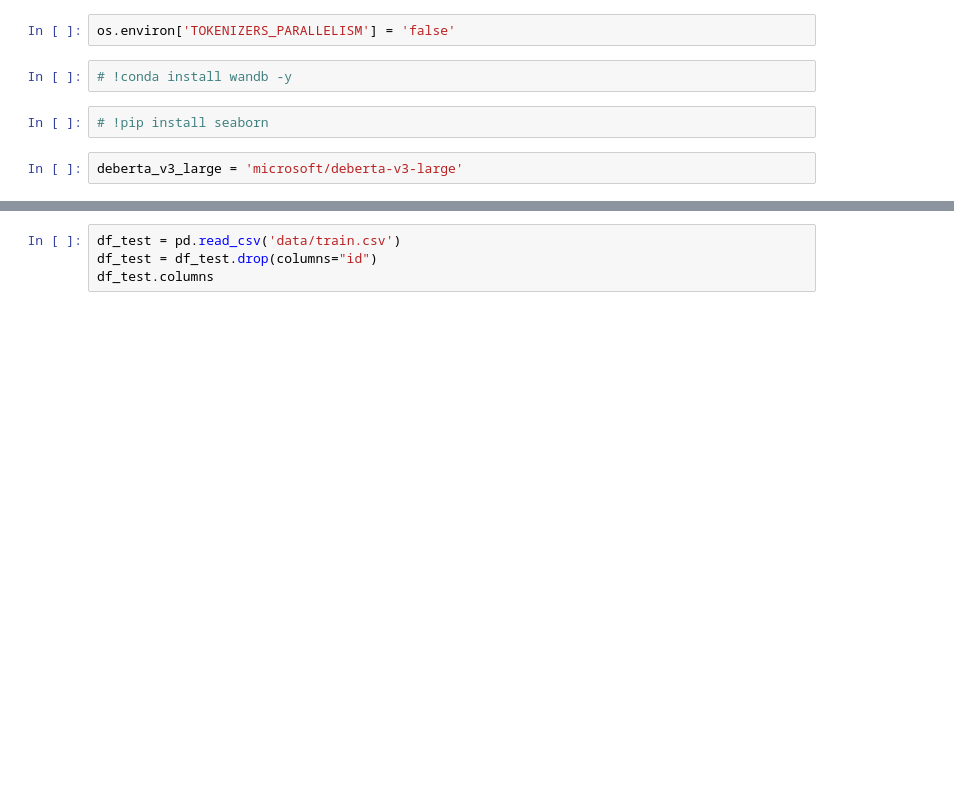
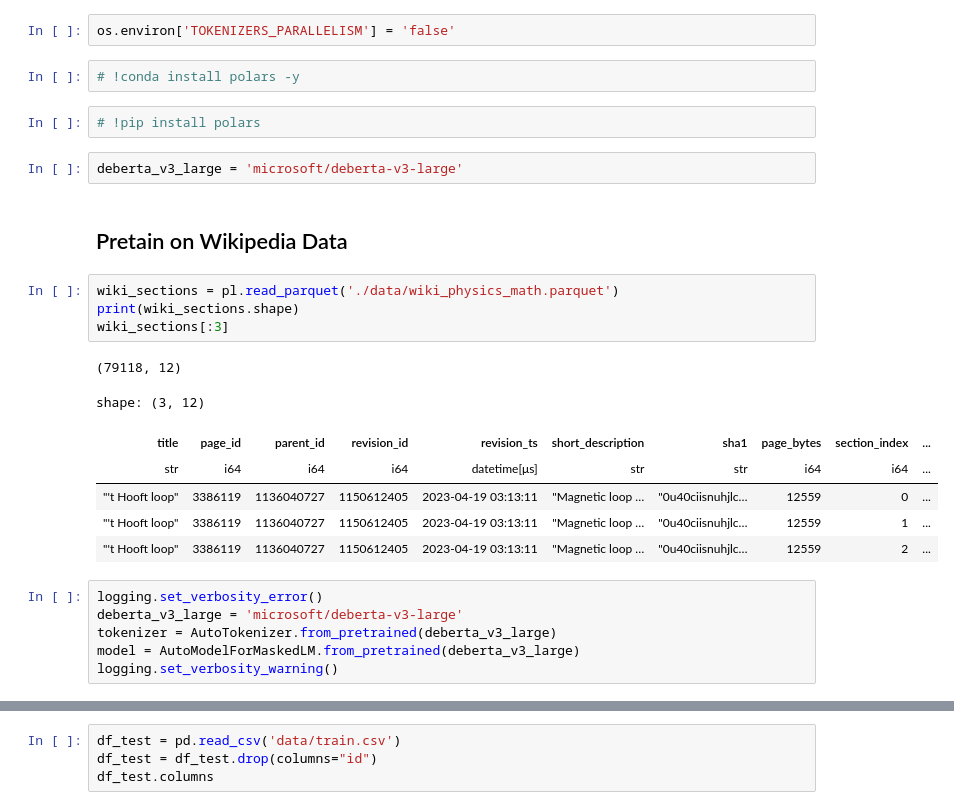
Before and after one commit to dan-tee/kaggle-science-exam, a Jupyter notebook: PreTrainWikiOsmulski.ipynb, the cells around one changed output, grey strips where cells are left out. Saved outputs shown, nothing was run; the diff lists cells and outputs as text; blank space fills up the shorter version.

```diff
--- a/DeBERTa V3 Osmulski.ipynb
+++ b/PreTrainWikiOsmulski.ipynb
@@ -24,8 +25,28 @@ os.environ['WANDB_NOTEBOOK_NAME'] = 'DeBERTa V3 Osmulski.ipynb'
 # %%
 os.environ['TOKENIZERS_PARALLELISM'] = 'false'
 # %%
-# !conda install wandb -y
+# !conda install polars -y
 # %%
-# !pip install seaborn
+# !pip install polars
 # %%
 deberta_v3_large = 'microsoft/deberta-v3-large'
+# %% [markdown]
+## Pretain on Wikipedia Data
+# %%
+wiki_sections = pl.read_parquet('./data/wiki_physics_math.parquet')
+print(wiki_sections.shape)
+wiki_sections[:3]
+# %% [output]
+(79118, 12)
+shape: (3, 12)
+| title | page_id | parent_id | revision_id | revision_ts | short_description | sha1 | page_bytes | section_index | ... |
+| str | i64 | i64 | i64 | datetime[μs] | str | str | i64 | i64 | ... |
+| "'t Hooft loop" | 3386119 | 1136040727 | 1150612405 | 2023-04-19 03:13:11 | "Magnetic loop … | "0u40ciisnuhjlc… | 12559 | 0 | ... |
+| "'t Hooft loop" | 3386119 | 1136040727 | 1150612405 | 2023-04-19 03:13:11 | "Magnetic loop … | "0u40ciisnuhjlc… | 12559 | 1 | ... |
+| "'t Hooft loop" | 3386119 | 1136040727 | 1150612405 | 2023-04-19 03:13:11 | "Magnetic loop … | "0u40ciisnuhjlc… | 12559 | 2 | ... |
+# %%
+logging.set_verbosity_error()
+deberta_v3_large = 'microsoft/deberta-v3-large'
+tokenizer = AutoTokenizer.from_pretrained(deberta_v3_large)
+model = AutoModelForMaskedLM.from_pretrained(deberta_v3_large)
+logging.set_verbosity_warning()
```
Also changed, not shown: parts of 22 cells of this notebook, 1 other file.
